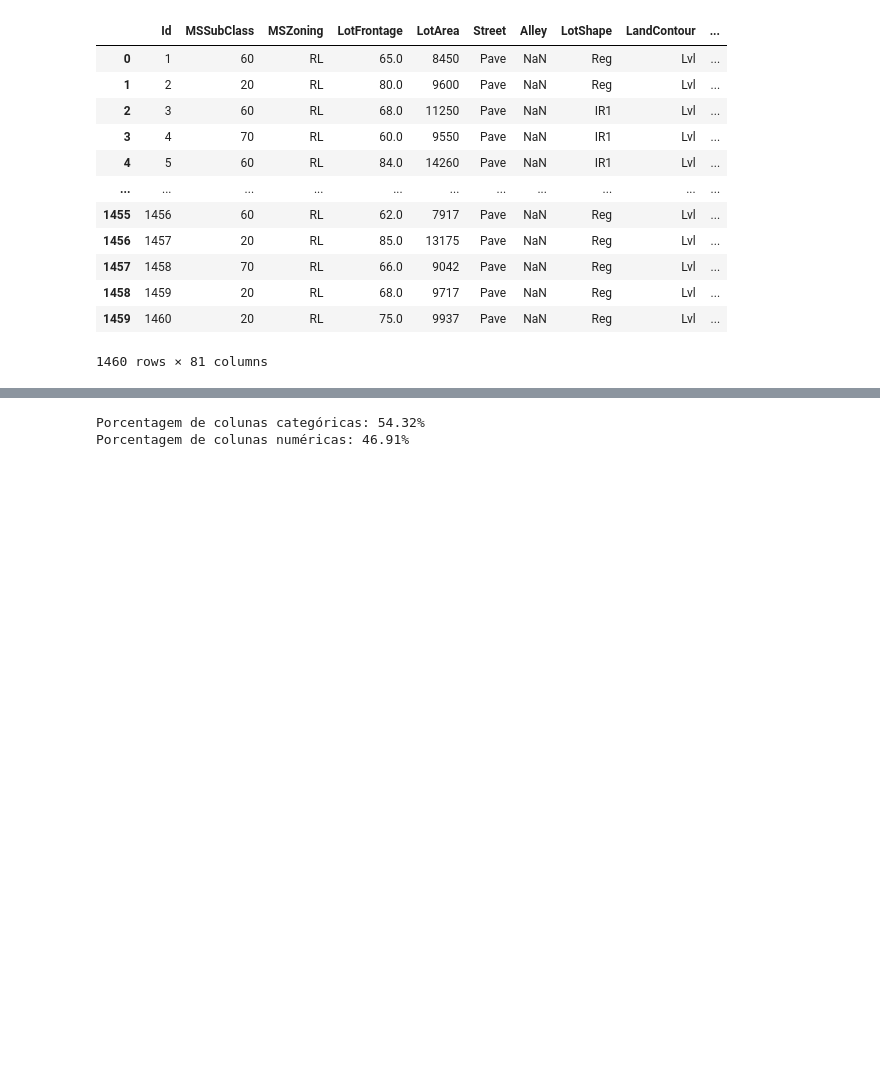
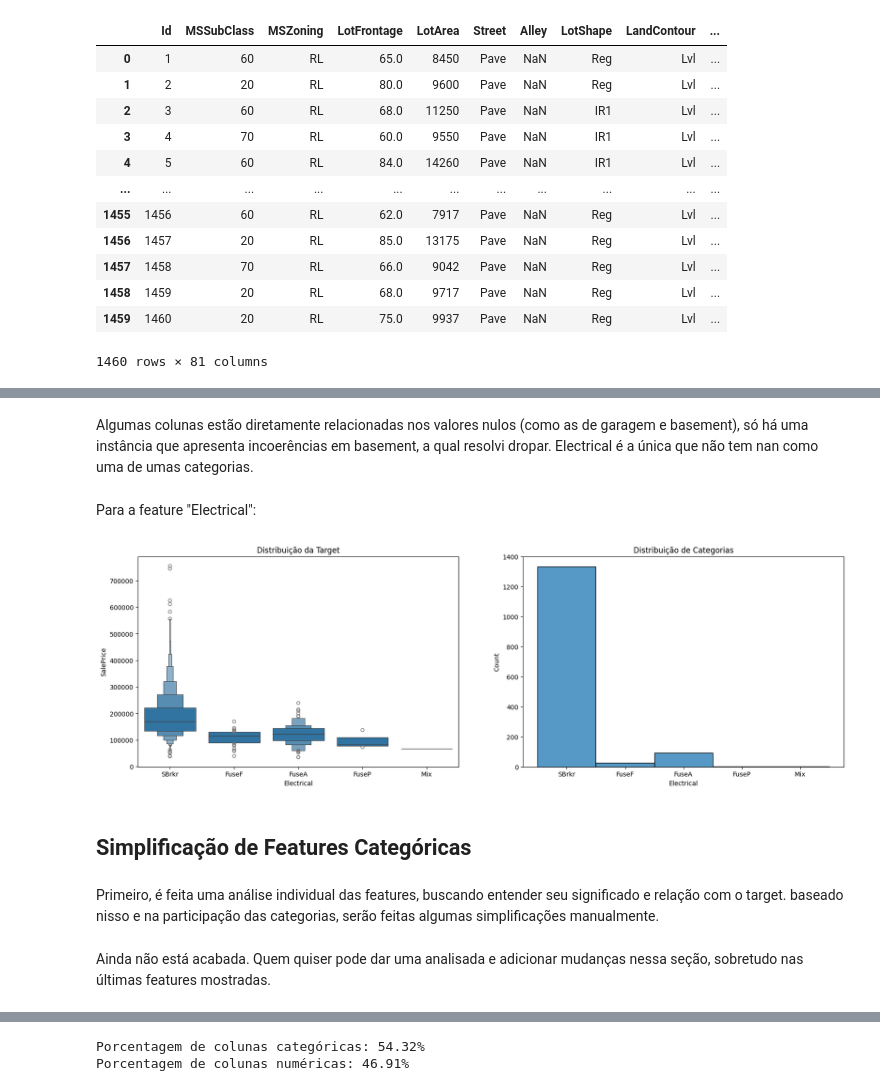
Before and after one commit to maris-silva/competicao_DS, a Jupyter notebook: advanced_sales_prices.ipynb, the cells around one changed output, grey strips where cells are left out. Cells and saved outputs as stored; diff of their text form; code cells hidden in the pictures; blank space fills up the shorter version.

Commit message:
inicio de simplificação de features

```diff
--- a/advanced_sales_prices.ipynb
+++ b/advanced_sales_prices.ipynb
@@ -41,0 +46,3 @@ df
+# %%
+df_categorical = df.select_dtypes(include='object')
+df_categorical = pd.concat([df_categorical, df['SalePrice']], axis = 1)
@@ -42,6 +65,7 @@ df
 # %%
-nan = df.isna().mean()*100
-nan[nan > 5] # colunas com mais que 5% de dados nulos
+nan = df_categorical.isna().mean()*100
+features = nan[nan > 0].index
+nan[nan > 0].sort_index() # colunas com mais que 5% de dados nulos
 
 # nesse dataset muitos dos nulos formam uma categoria e têm significado.
 # podemos usar alguns daq, mas estão bem desbalanceados.
@@ -74,0 +90,21 @@ df.describe() # nada muito incoerente, só desbalanceado
+# %% [markdown]
+Algumas colunas estão diretamente relacionadas nos valores nulos (como as de garagem e basement), só há uma instância que apresenta incoerências em basement, a qual resolvi dropar. Electrical é a única que não tem nan como uma de umas categorias.
+# %%
+features = features.to_list()
+features.remove('Electrical')
+# %%
+for feature in features:
+  df_categorical.loc[df_categorical[feature].isna(), feature] = 'None'
+# %% [markdown]
+Para a feature "Electrical":
+# %%
+plt.figure(figsize = (20, 6))
+plt.subplot(1, 2, 1)
+plt.title('Distribuição da Target')
+sns.boxenplot(data = df_categorical, x = 'Electrical', y = 'SalePrice')
+plt.subplot(1, 2, 2)
+plt.title('Distribuição de Categorias')
+sns.histplot(data=df_categorical, x = 'Electrical')
+plt.show() # substituir pela moda?
+# %% [output]
+[figure, added]
@@ -74,0 +115,6 @@ df.describe() # nada muito incoerente, só desbalanceado
+# %% [markdown]
+## Simplificação de Features Categóricas
+# %% [markdown]
+Primeiro, é feita uma análise individual das features, buscando entender seu significado e relação com o target. baseado nisso e na participação das categorias, serão feitas algumas simplificações manualmente.
+# %% [markdown]
+Ainda não está acabada. Quem quiser pode dar uma analisada e adicionar mudanças nessa seção, sobretudo nas últimas features mostradas.
```
Also changed, not shown: parts of 63 cells of this notebook.
